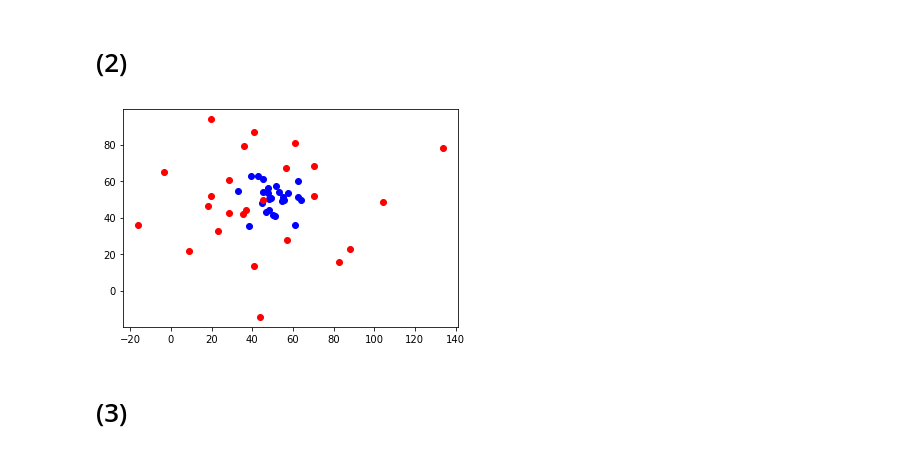
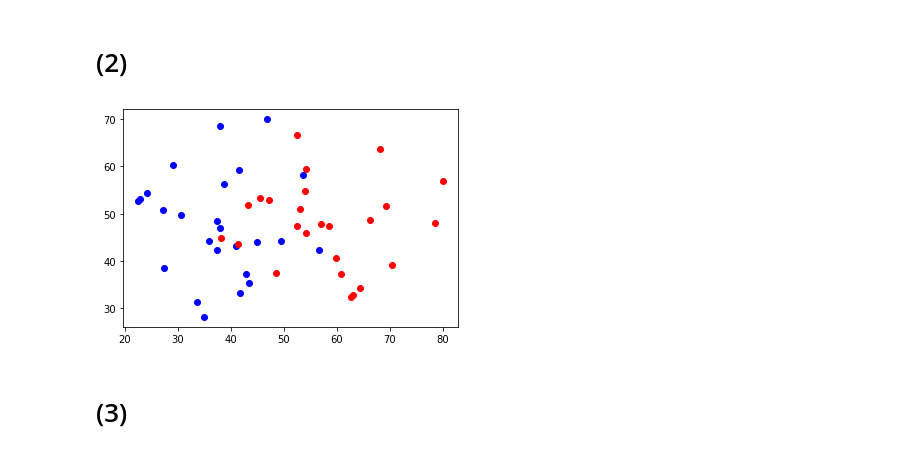
Before and after one commit to rovle/gpt3-in-context-fitting, a Jupyter notebook: classification_playground.ipynb, the cells around one changed output. Drawn from its saved outputs; the diff is of its cells as text; code cells hidden in the pictures.

```diff
--- a/classification_playground.ipynb
+++ b/classification_playground.ipynb
@@ -20,17 +28,11 @@ plot_distributions(multivariate_normal.rvs([50, 40], [[160, 0], [0, 80]], size=2
 # %% [markdown]
 # (2)
-# %%
-def push_away(point):
-    x, y = point
-    return [(x-50)*10+ x, (y-50)*10 + y]
-
-plot_distributions(multivariate_normal.rvs([50, 50],
-                                            [[50, 0], [0, 50]],
-                                            size=25),
-                    np.array([push_away(x) for x in multivariate_normal.rvs([50, 50],
-                                            [[10, 0], [0, 10]],
-                                            size=25)]))
-# %% [output]
-[figure, removed]
+# %%
+plot_distributions(multivariate_normal.rvs([40, 50], [[80, 0], [0, 160]], size=25,
+                                            random_state=42),
+                    multivariate_normal.rvs([60, 50], [[160, 0], [0, 80]], size=25,
+                                            random_state=43))
+# %% [output]
+[figure, added]
 # %% [markdown]
 # (3)
```
Also changed, not shown: parts of 18 cells of this notebook, 4 other files.
